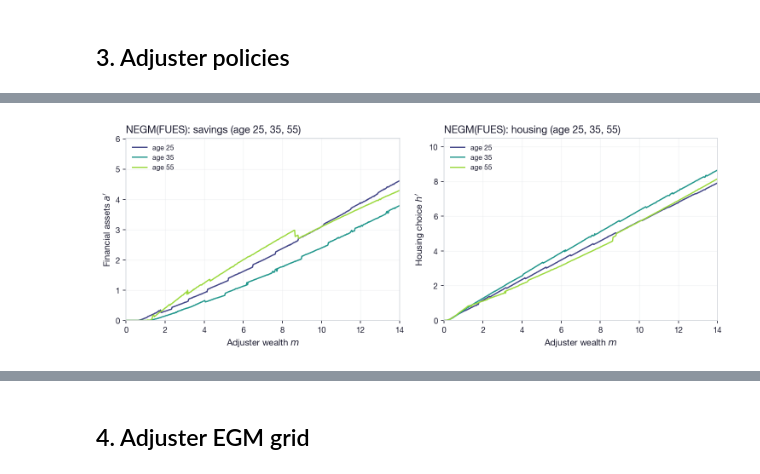
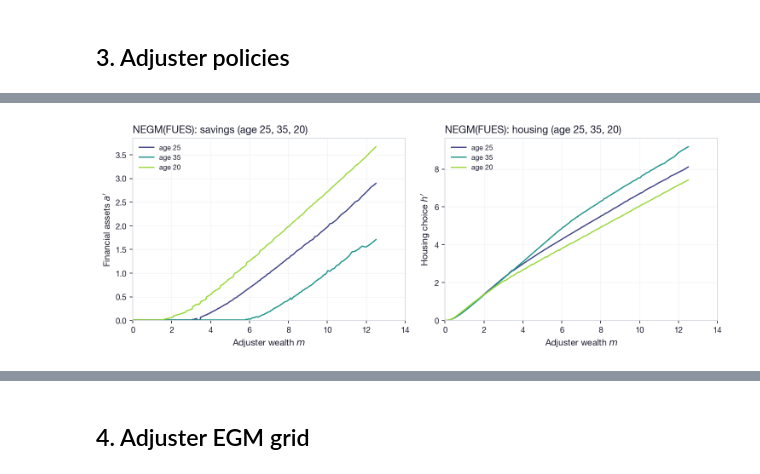
Before and after one commit to akshayshanker/FUES, a Jupyter notebook: examples/durables/notebooks/durables_fues_separable.ipynb, the cells around one changed output, grey strips where cells are left out. Cells and saved outputs as stored; diff of their text form; code cells hidden in the pictures.

```diff
--- a/examples/durables/notebooks/durables_fues_separable.ipynb
+++ b/examples/durables/notebooks/durables_fues_separable.ipynb
@@ -40,8 +38,8 @@ Ready
 # %%
 OVERRIDES = dict(
     setting_overrides={
-        'store_cntn': 1, 'N_wage': 6,
-        'n_w': 600, 'n_a': 600, 'n_h': 600, 'n_sections': 1
+        'store_cntn': 1, 'N_wage': 4,
+        'n_w': 300, 'n_a': 300, 'n_h': 600, 'n_sections': 1, 'sigma_w': 0.12
     },
     calib_overrides={
         't0': 20, 'tau': 0.07
@@ -91,9 +115,9 @@ fig = nb_plot_adjuster_comparison(
 # %%
 fig = nb_plot_adjuster_comparison(
     results, results['NEGM']['grids'],
-    plot_t=[25, 35, 55], methods_filter=['NEGM'], i_z=0)
+    plot_t=[25, 35, 20], methods_filter=['NEGM'], i_z=2)
 
 #fig = nb_plot_value_functions(
 #    results, results['FUES']['grids'], plot_t=67)
 # %% [output]
-[figure, old version]
+[figure, new version]
```
Also changed, not shown: parts of 15 cells of this notebook, 17 other files.
